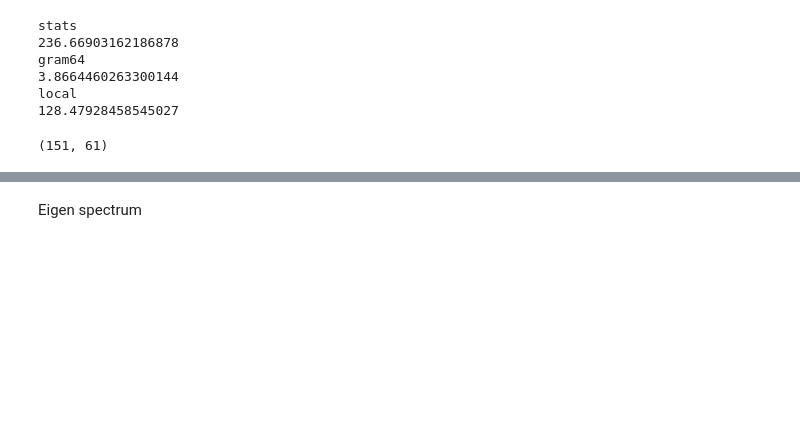
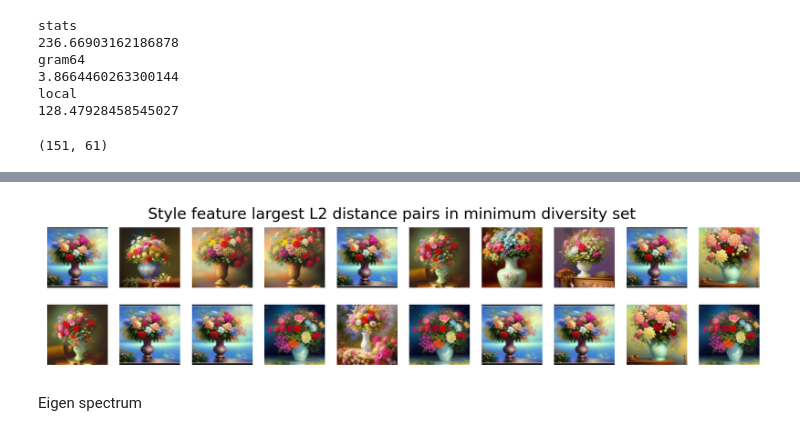
Before and after one commit to alexpondaven/particlediffusion, a Jupyter notebook: metrics.ipynb, the cells around one changed output, grey strips where cells are left out. Saved outputs shown, nothing was run; the diff lists cells and outputs as text; code cells hidden in the pictures; blank space fills up the shorter version.

```diff
--- a/metrics.ipynb
+++ b/metrics.ipynb
@@ -589,2 +724,27 @@ local
+# %%
+# i=1
+n=10
+n_rows=2
+n_cols=n
+plt.figure(figsize=(10,2), dpi=300)
+for i in range(n):
+    # Least similar
+    p_i, p_j = dists_sorted[-1-i][0]
+    # print(dists_sorted[-1-i][1])
+    f_i = f[p_i]
+    f_j = f[p_j]
+    plt.subplot(n_rows,n_cols,i+1)
+    plt.imshow(plt.imread(f_i))
+    plt.axis('off')
+    plt.subplot(n_rows,n_cols,n+i+1)
+    plt.imshow(plt.imread(f_j))
+    plt.axis('off')
+
+plt.suptitle(f'{met_names[met]} feature largest L2 distance pairs in {exp_names[exp]} set')
+dst = f'data/final/{prompt}/plots/{exp}_{met}_max_dists.pdf'
+os.makedirs(dst, exist_ok=True)
+plt.savefig(dst)
+# %% [output]
+[figure, added]
 # %% [markdown]
 Eigen spectrum
```
Also changed, not shown: parts of 5 cells of this notebook, 4 other files.
